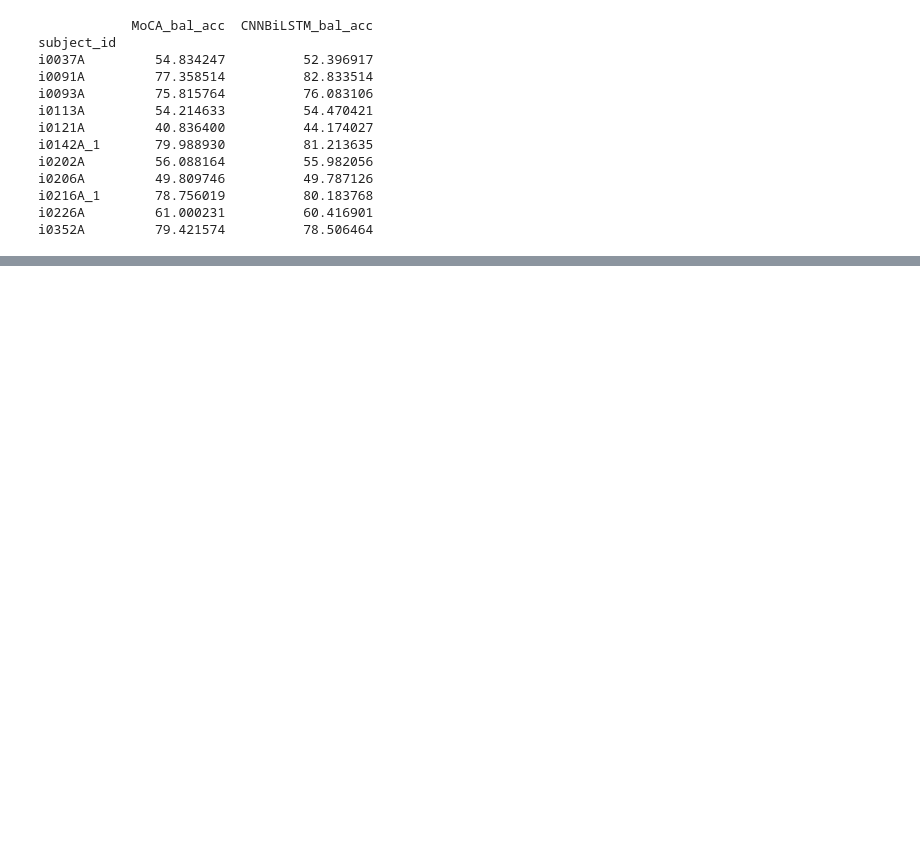
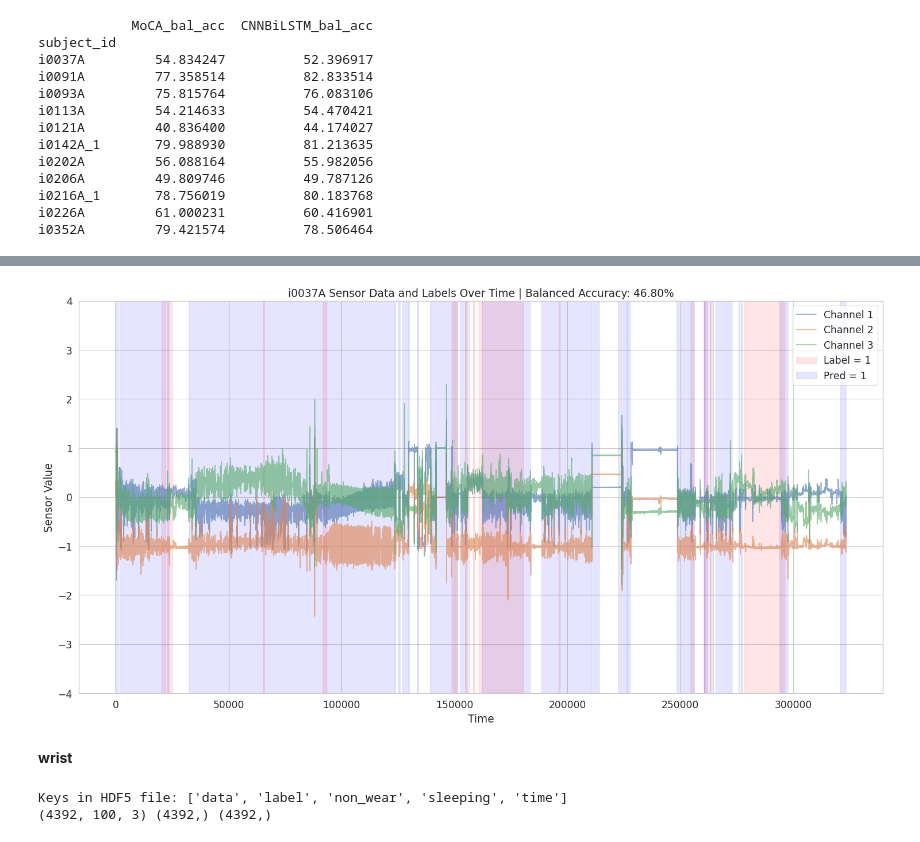
Before and after one commit to yuc0805/DeepPostures_MAE, a Jupyter notebook: MoCA/result_analysis.ipynb, the cells around one changed output, grey strips where cells are left out. Drawn from its saved outputs; the diff is of its cells as text; code cells hidden in the pictures; blank space fills up the shorter version.

```diff
--- a/MoCA/result_analysis.ipynb
+++ b/MoCA/result_analysis.ipynb
@@ -162,0 +197,15 @@ i0352A         79.421574          78.506464
+# %%
+from main_finetune_long import CNNBiLSTMModel,load_model_weights
+model = CNNBiLSTMModel(2,42,2)
+
+if os.path.exists("/DeepPostures_MAE/MSSE_2021_pt/pre-trained-models-pt/CHAP_ALL_ADULTS.pth"):
+    transfer_learning_model_path = "/DeepPostures_MAE/MSSE_2021_pt/pre-trained-models-pt/CHAP_ALL_ADULTS.pth"
+elif os.path.exists("/app/DeepPostures_MAE/MSSE_2021_pt/pre-trained-models-pt/CHAP_ALL_ADULTS.pth"):
+    transfer_learning_model_path = "/app/DeepPostures_MAE/MSSE_2021_pt/pre-trained-models-pt/CHAP_ALL_ADULTS.pth"
+else:
+    raise FileNotFoundError("CHAP_ALL_ADULTS.pth not found in any known location.")
+
+msg = load_model_weights(model, transfer_learning_model_path, weights_only=False)
+
+print(msg)
+model.to('cuda')
@@ -162,0 +228,27 @@ i0352A         79.421574          78.506464
+# %%
+def get_model_preds(model, data, label, window_size=42):
+    """
+    Process data to be divisible by window_size, run model inference, and return predictions.
+    Assumes model is already loaded and on the correct device.
+
+    Parameters:
+        model: PyTorch model, already loaded and on device
+        data: numpy array, shape (N, C) or (N, window_size, C)
+        window_size: int, window size to reshape data
+
+    Returns:
+        preds: numpy array, model predictions (0/1)
+        processed_data: numpy array, processed input data
+    """
+    import torch
+
+    num_windows = data.shape[0] // window_size
+    data = data[:num_windows * window_size]
+    labels = label[:num_windows * window_size]
+    chap_data= torch.from_numpy(data).float().unsqueeze(1).to('cuda' if torch.cuda.is_available() else 'cpu')
+    model.eval()
+    with torch.no_grad():
+        outputs = model(chap_data)
+    outputs = outputs.view(-1)
+    preds = torch.round(torch.sigmoid(outputs)).cpu().numpy()
+    return data, preds, labels
@@ -162,0 +309,30 @@ i0352A         79.421574          78.506464
+# %%
+data, preds,labels = get_model_preds(model, data, labels,window_size=42)
+plot_sensor_with_labels(data,labels,preds, title='i0037A Sensor Data and Labels Over Time')
+# %% [output]
+[figure, added]
+# %% [markdown]
+**wrist**
+# %%
+path = '/niddk-data-central/iWatch/pre_processed_pt/W/i0037A/2013-06-27.h5'
+# load data and plot
+import h5py
+import numpy as np
+
+with h5py.File(path, 'r') as f:
+    print("Keys in HDF5 file:", list(f.keys()))  # ['data', 'label', 'non_wear', 'sleeping', 'time']
+    data = f['data'][:]
+    non_wear = f['non_wear'][:]
+    sleeping = f['sleeping'][:]
+    timestamps = f['time'][:]
+    labels = f['label'][:]
+    # filter data, timestamps, and labels where not non_wear and not sleeping, directly drop these rows
+    mask = (~non_wear.astype(bool)) & (~sleeping.astype(bool))
+    data = data[mask]
+    timestamps = timestamps[mask]
+    labels = labels[mask]
+
+print(data.shape, timestamps.shape, labels.shape)
+# %% [output]
+Keys in HDF5 file: ['data', 'label', 'non_wear', 'sleeping', 'time']
+(4392, 100, 3) (4392,) (4392,)
```
Also changed, not shown: parts of 13 cells of this notebook.
